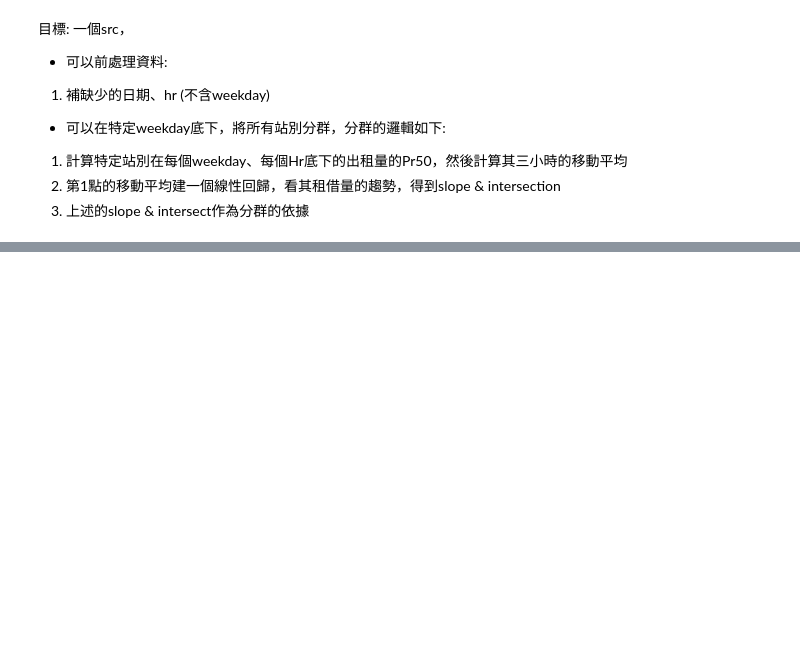
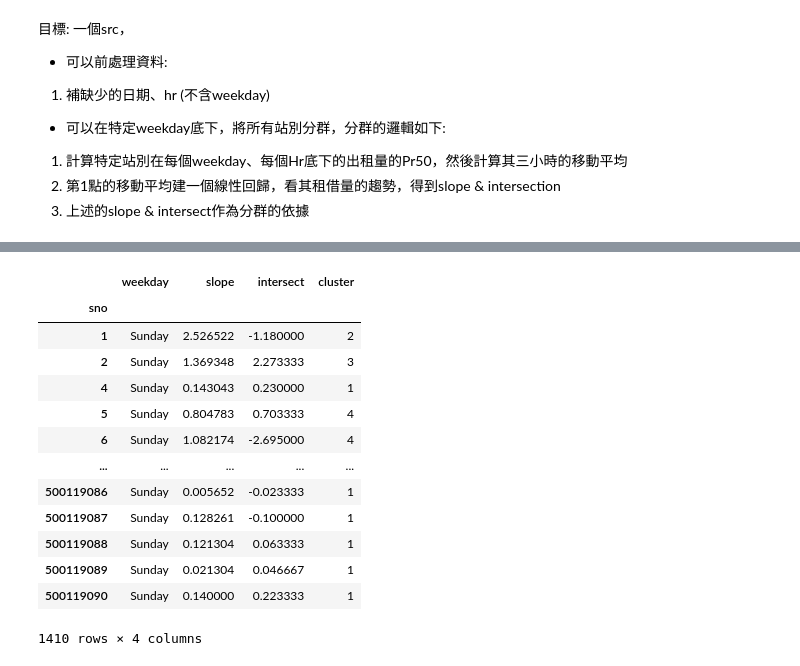
Before and after one commit to xnot078/youbike, a Jupyter notebook: feat_bike.ipynb, the cells around one changed output, grey strips where cells are left out. Saved outputs shown, nothing was run; the diff lists cells and outputs as text; code cells hidden in the pictures; blank space fills up the shorter version.

Commit message:
[update] weekday_LinearRegression for every station is done. See folder 'LR'.

```diff
--- a/feat_bike.ipynb
+++ b/feat_bike.ipynb
@@ -162,0 +171,17 @@ stations.LR_data
+# %%
+labels
+# %% [output]
+|  | weekday | slope | intersect | cluster |
+| sno |  |  |  |  |
+| 1 | Sunday | 2.526522 | -1.180000 | 2 |
+| 2 | Sunday | 1.369348 | 2.273333 | 3 |
+| 4 | Sunday | 0.143043 | 0.230000 | 1 |
+| 5 | Sunday | 0.804783 | 0.703333 | 4 |
+| 6 | Sunday | 1.082174 | -2.695000 | 4 |
+| ... | ... | ... | ... | ... |
+| 500119086 | Sunday | 0.005652 | -0.023333 | 1 |
+| 500119087 | Sunday | 0.128261 | -0.100000 | 1 |
+| 500119088 | Sunday | 0.121304 | 0.063333 | 1 |
+| 500119089 | Sunday | 0.021304 | 0.046667 | 1 |
+| 500119090 | Sunday | 0.140000 | 0.223333 | 1 |
+1410 rows × 4 columns
```
Also changed, not shown: parts of 9 cells of this notebook, 7 other files.
